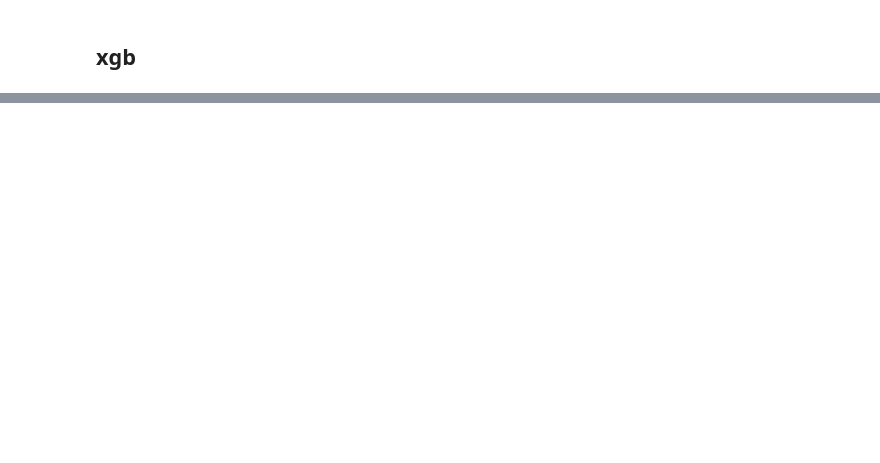
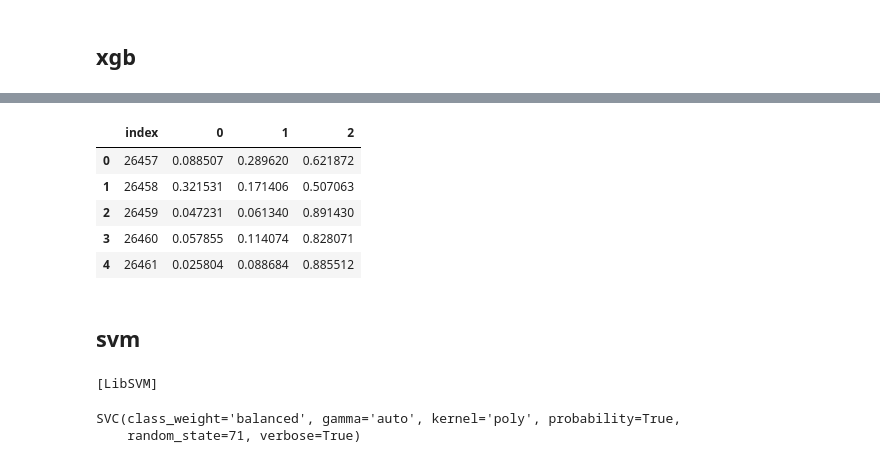
Before and after one commit to Sejong-Kaggle-Challengers/MAIN, a Jupyter notebook: [16-2]신용카드사용자연체예측AI경진대회/dacon14.ipynb, the cells around one changed output, grey strips where cells are left out. Saved outputs shown, nothing was run; the diff lists cells and outputs as text; code cells hidden in the pictures; blank space fills up the shorter version.

```diff
--- a/[16-2]신용카드사용자연체예측AI경진대회/dacon14.ipynb
+++ b/[16-2]신용카드사용자연체예측AI경진대회/dacon14.ipynb
@@ -346,0 +545,14 @@ pred.to_csv('20210508_xgboost_all_cat_grpincome.csv',index=False)
+# %%
+import lightgbm as lgb
+
+params={
+    'objective':'multiclass',
+    'random_state':71,
+    'n_estimators':1000
+}
+lgb_model=lgb.LGBMClassifier(**params)
+
+lgb_model.fit(X_train,y_train,
+              eval_set=[(X_train, y_train),(X_test,y_test)],
+              eval_metric='multi_logloss',verbose=True,
+              early_stopping_rounds=10)
@@ -346,0 +578,14 @@ pred.to_csv('20210508_xgboost_all_cat_grpincome.csv',index=False)
+# %%
+lgb_pred=pd.DataFrame(lgb_model.predict_proba(testc))
+lgb_pred['index']=submit['index']
+lgb_pred=lgb_pred[['index',0,1,2]]
+lgb_pred.head()
+# %% [output]
+|  | index | 0 | 1 | 2 |
+| 0 | 26457 | 0.088507 | 0.289620 | 0.621872 |
+| 1 | 26458 | 0.321531 | 0.171406 | 0.507063 |
+| 2 | 26459 | 0.047231 | 0.061340 | 0.891430 |
+| 3 | 26460 | 0.057855 | 0.114074 | 0.828071 |
+| 4 | 26461 | 0.025804 | 0.088684 | 0.885512 |
+# %% [markdown]
+## svm
@@ -346,0 +603,20 @@ pred.to_csv('20210508_xgboost_all_cat_grpincome.csv',index=False)
+# %%
+from sklearn.svm import SVC
+
+params={
+    'gamma':'auto',
+    'probability':True,
+    'random_state':71,
+#     'max_iter':300,
+    'class_weight':'balanced',
+    'kernel':'poly',
+    'shrinking':True,
+    'verbose':True
+}
+
+svc_model=SVC(**params)
+svc_model.fit(X,y.values)
+# %% [output]
+[LibSVM]
+SVC(class_weight='balanced', gamma='auto', kernel='poly', probability=True,
+    random_state=71, verbose=True)
```
Also changed, not shown: parts of 60 cells of this notebook, 1 other file.
